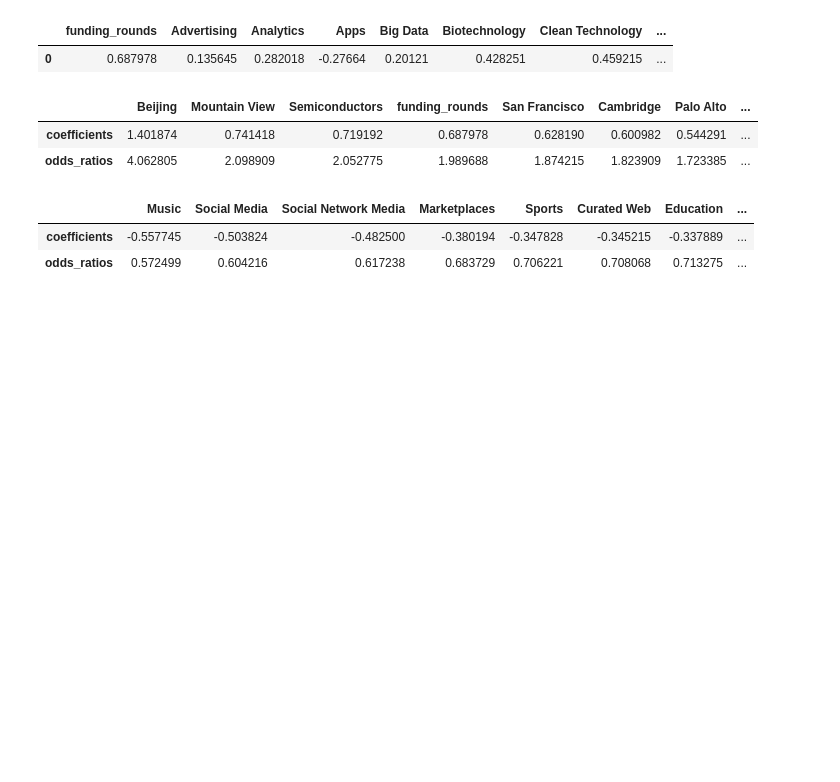
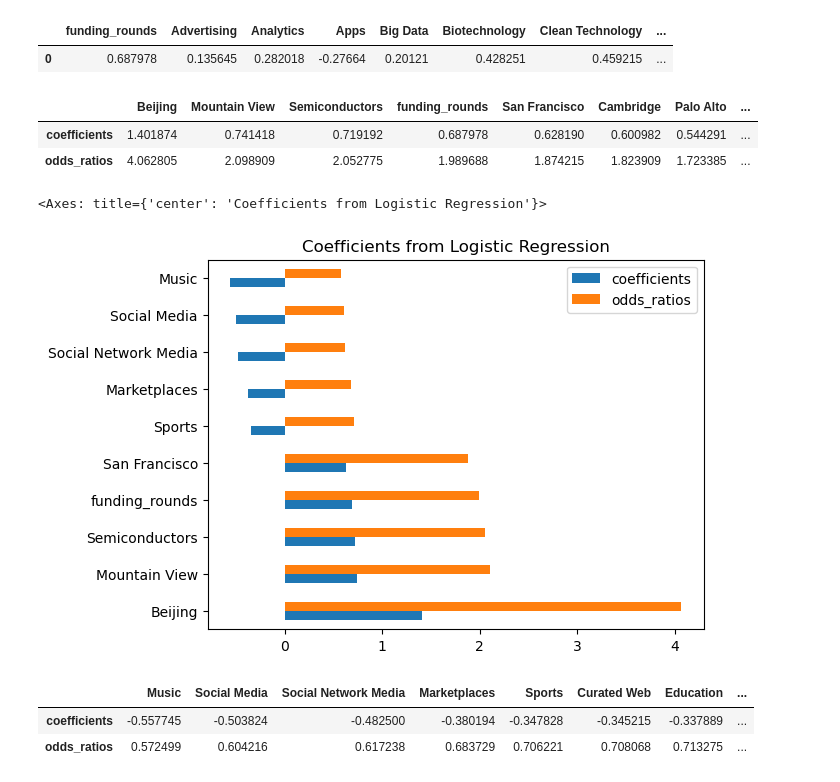
Before and after one commit to yaeleiferman/Predicting-Startup-Success, a Jupyter notebook: Startup_Analysis.ipynb, the cells around one changed output. Cells and saved outputs as stored; diff of their text form; code cells hidden in the pictures; blank space fills up the shorter version.

```diff
--- a/Startup_Analysis.ipynb
+++ b/Startup_Analysis.ipynb
@@ -1153,13 +1171,18 @@ coef
 # adding the odds ratios to the dataframe to look at them side by side with the coefficients
 coef.loc[1] = np.exp(logreg_model.coef_)[0]
 coef.rename({0:'coefficients', 1:'odds_ratios'}, inplace=True)
+# %%
+# sorting by coefficients, descending --> positively correlates with success
+coef.sort_values(axis=1, by='coefficients', ascending=False)
+# %% [output]
+|  | Beijing | Mountain View | Semiconductors | funding_rounds | San Francisco | Cambridge | Palo Alto | ... |
+| coefficients | 1.401874 | 0.741418 | 0.719192 | 0.687978 | 0.628190 | 0.600982 | 0.544291 | ... |
+| odds_ratios | 4.062805 | 2.098909 | 2.052775 | 1.989688 | 1.874215 | 1.823909 | 1.723385 | ... |
 # %%
-# sorting by coefficients, descending --> positively correlates with success
-coef.sort_values(axis=1, by='coefficients', ascending=False)
+coef.sort_values(axis=1, by='coefficients', ascending=False)[['Beijing', 'Mountain View', 'Semiconductors', 'funding_rounds', 'San Francisco', 'Sports', 'Marketplaces', 'Social Network Media', 'Social Media', 'Music']].T.plot(kind='barh', title='Coefficients from Logistic Regression')
 # %% [output]
-|  | Beijing | Mountain View | Semiconductors | funding_rounds | San Francisco | Cambridge | Palo Alto | ... |
-| coefficients | 1.401874 | 0.741418 | 0.719192 | 0.687978 | 0.628190 | 0.600982 | 0.544291 | ... |
-| odds_ratios | 4.062805 | 2.098909 | 2.052775 | 1.989688 | 1.874215 | 1.823909 | 1.723385 | ... |
+<Axes: title={'center': 'Coefficients from Logistic Regression'}>
+[figure, added]
 # %%
 # sorting by coefficients, ascending --> negatively correlates with success
 coef.sort_values(axis=1, by='coefficients')
```
Also changed, not shown: parts of 27 cells of this notebook, 2 other files.
